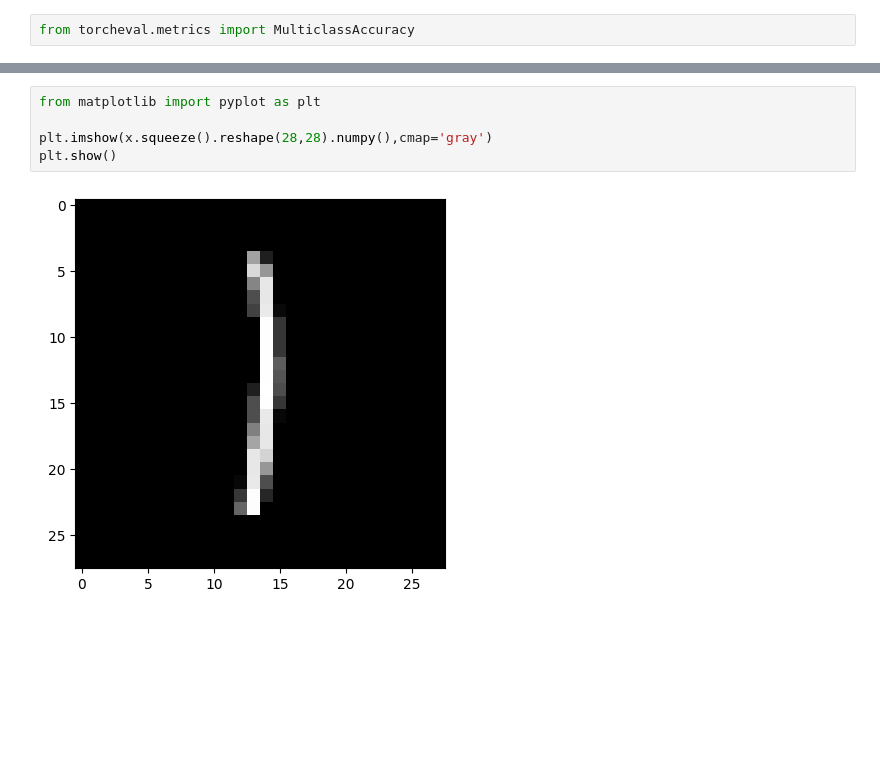
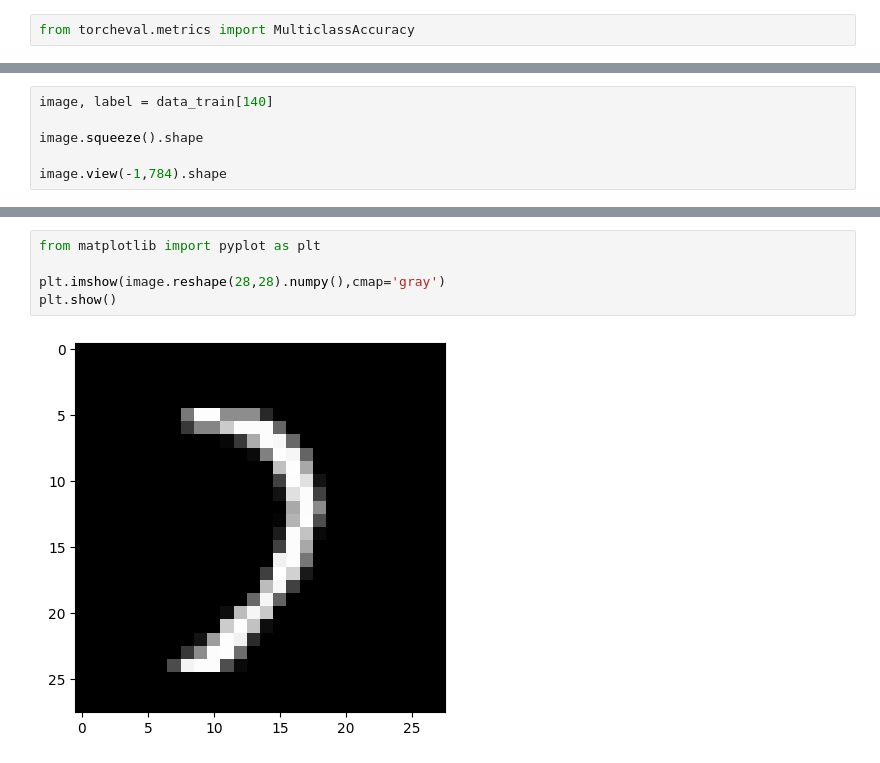
Before and after one commit to m4a1carbin4/pytorch-learn-2024, a Jupyter notebook: v3_MNIST+hidden+SoftMAX.ipynb, the cells around one changed output, grey strips where cells are left out. Drawn from its saved outputs; the diff is of its cells as text; blank space fills up the shorter version.

```diff
--- a/v3_MNIST+hidden+SoftMAX.ipynb
+++ b/v3_MNIST+hidden+SoftMAX.ipynb
@@ -214,0 +129,6 @@ temp
+# %%
+image, label = data_train[140]
+
+image.squeeze().shape
+
+image.view(-1,784).shape
@@ -215,7 +150,7 @@ temp
 # %%
 from matplotlib import pyplot as plt
 
-plt.imshow(x.squeeze().reshape(28,28).numpy(),cmap='gray')
+plt.imshow(image.reshape(28,28).numpy(),cmap='gray')
 plt.show()
 # %% [output]
-[figure, old version]
+[figure, new version]
```
Also changed, not shown: parts of 11 cells of this notebook.
